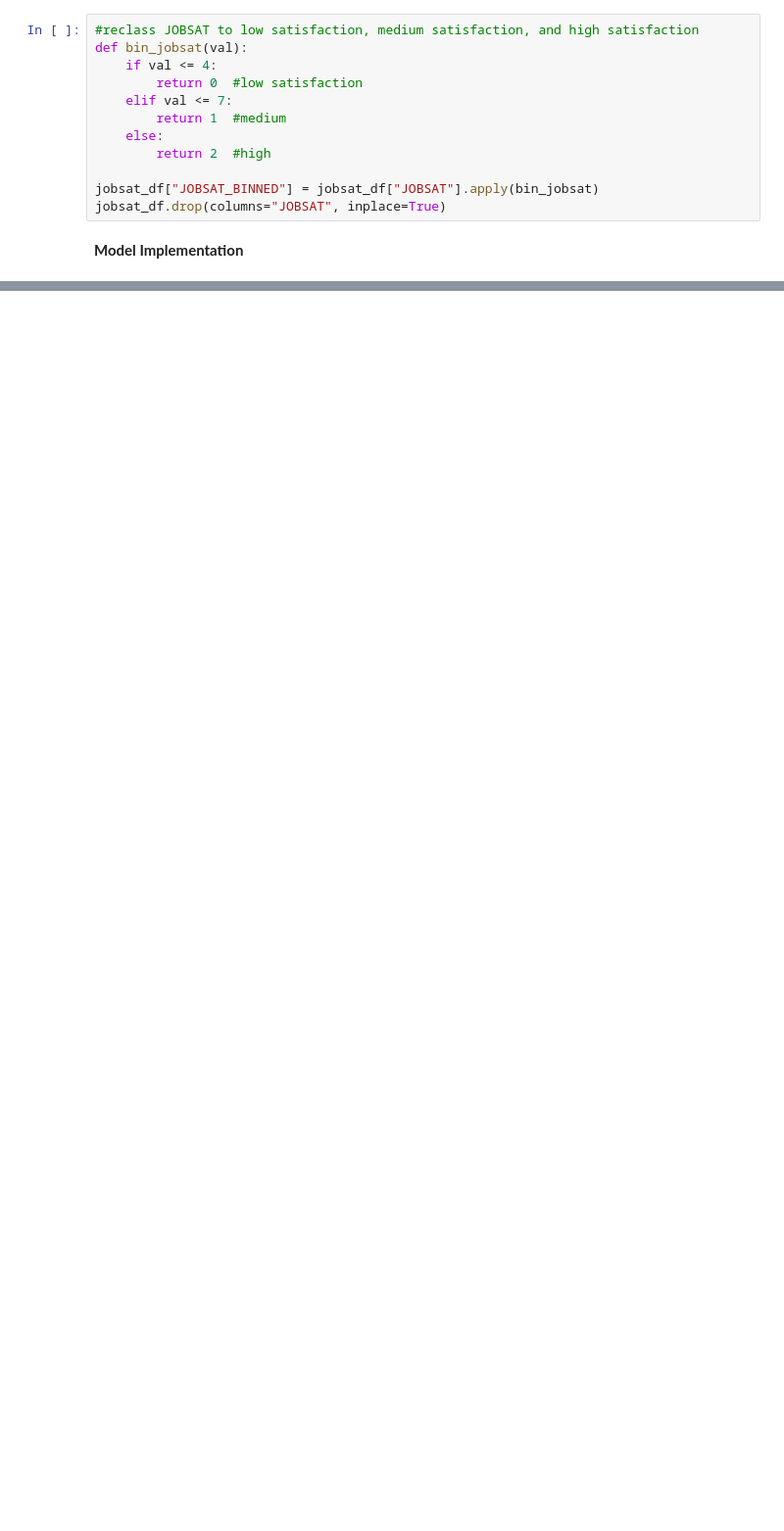
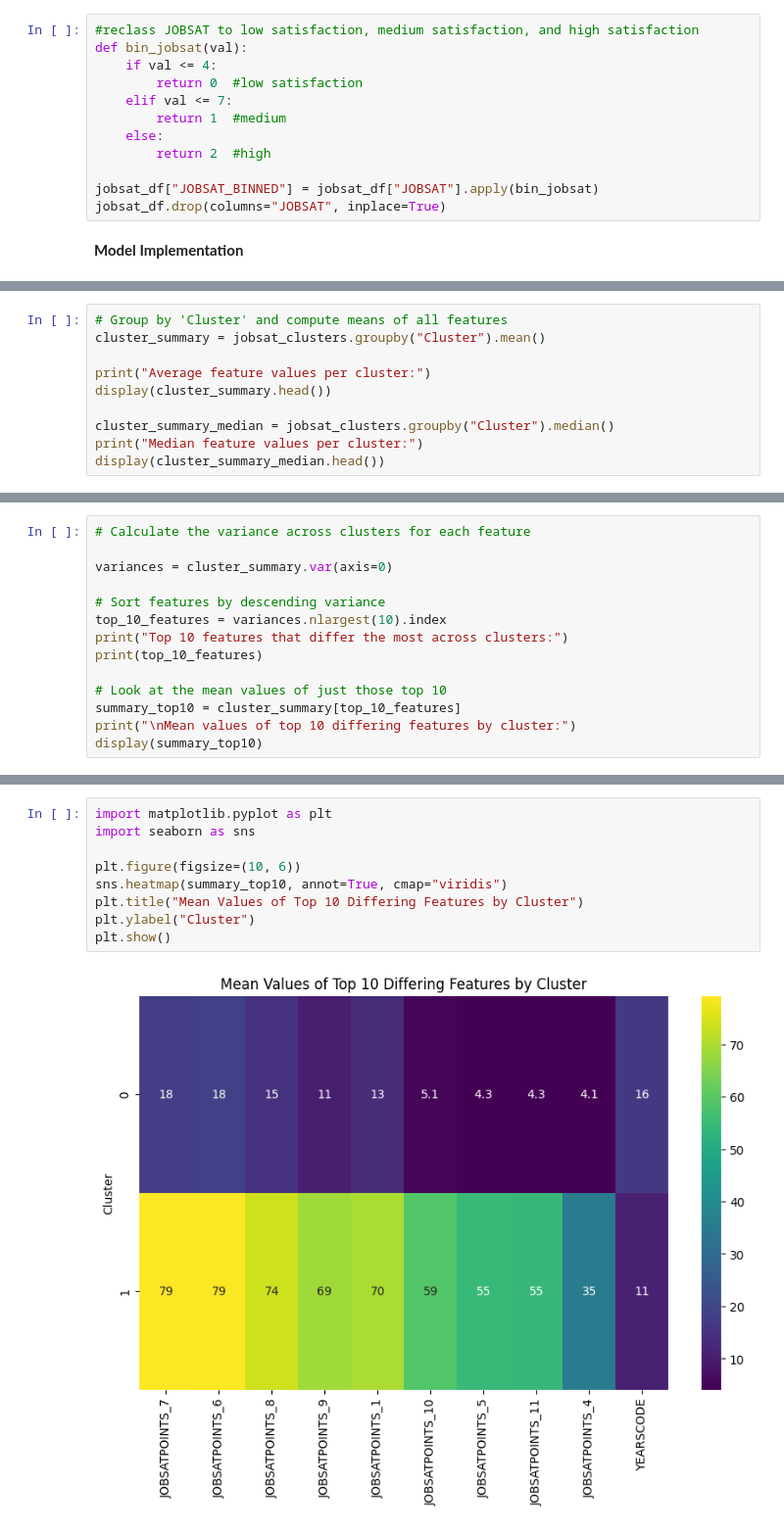
Before and after one commit to adni8025/Stack-Overflow-Developer-Survey-Data-Mining, a Jupyter notebook: restructuredFile.ipynb, the cells around one changed output, grey strips where cells are left out. Shown at 98% size. Cells and saved outputs as stored; diff of their text form; blank space fills up the shorter version.

```diff
--- a/restructuredFile.ipynb
+++ b/restructuredFile.ipynb
@@ -664,0 +714,10 @@ Number of classes: 3
+# %%
+# Group by 'Cluster' and compute means of all features
+cluster_summary = jobsat_clusters.groupby("Cluster").mean()
+
+print("Average feature values per cluster:")
+display(cluster_summary.head())
+
+cluster_summary_median = jobsat_clusters.groupby("Cluster").median()
+print("Median feature values per cluster:")
+display(cluster_summary_median.head())
@@ -664,0 +735,14 @@ Number of classes: 3
+# %%
+# Calculate the variance across clusters for each feature
+
+variances = cluster_summary.var(axis=0)
+
+# Sort features by descending variance
+top_10_features = variances.nlargest(10).index
+print("Top 10 features that differ the most across clusters:")
+print(top_10_features)
+
+# Look at the mean values of just those top 10
+summary_top10 = cluster_summary[top_10_features]
+print("\nMean values of top 10 differing features by cluster:")
+display(summary_top10)
@@ -664,0 +761,11 @@ Number of classes: 3
+# %%
+import matplotlib.pyplot as plt
+import seaborn as sns
+
+plt.figure(figsize=(10, 6))
+sns.heatmap(summary_top10, annot=True, cmap="viridis")
+plt.title("Mean Values of Top 10 Differing Features by Cluster")
+plt.ylabel("Cluster")
+plt.show()
+# %% [output]
+[figure, added]
```
Also changed, not shown: parts of 20 cells of this notebook.
